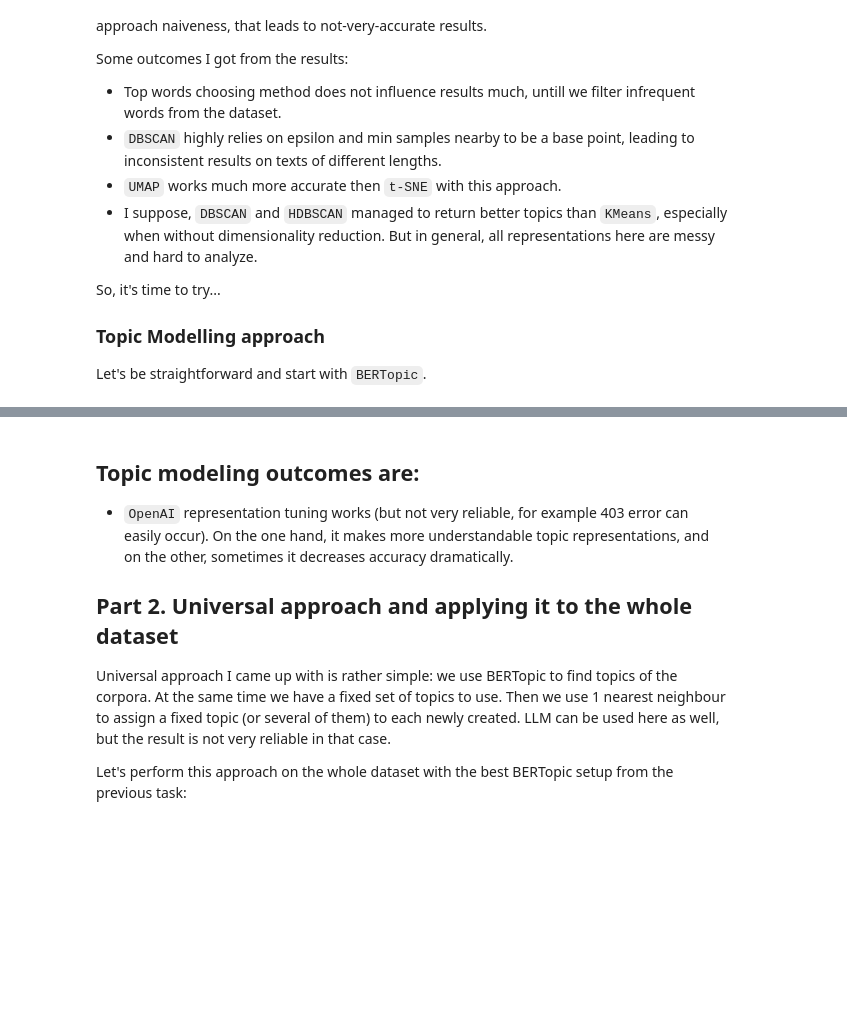
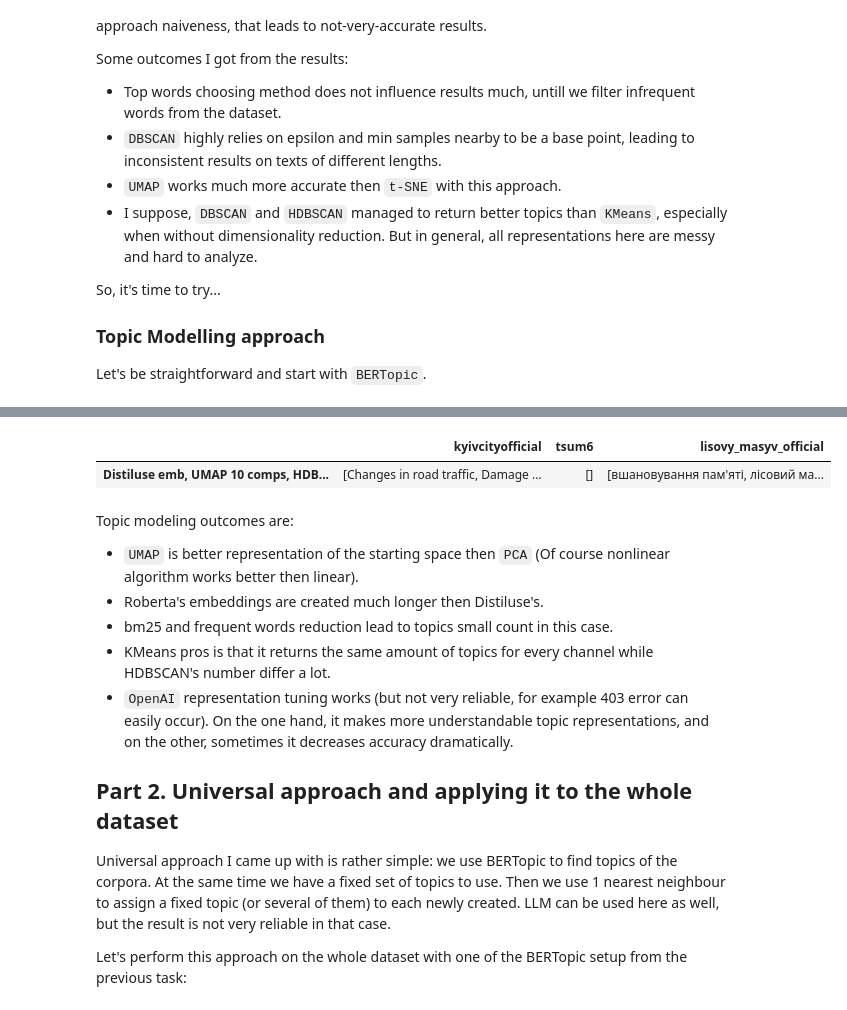
Before and after one commit to PrometheusUA/iasa_nlp_course, a Jupyter notebook: Lecture_7/homework/topic_modelling_shevtsov.ipynb, the cells around one changed output, grey strips where cells are left out. Cells and saved outputs as stored; diff of their text form; code cells hidden in the pictures; blank space fills up the shorter version.

```diff
--- a/Lecture_7/homework/topic_modelling_shevtsov.ipynb
+++ b/Lecture_7/homework/topic_modelling_shevtsov.ipynb
@@ -719,0 +729,21 @@ Special tokens have been added in the vocabulary, make sure the associated word
+# %%
+sets_to_test = {'Distiluse emb, UMAP 10 comps, HDBSCAN 15 cluster size, c-TF-IDF + bm25, GPT-3.5 rep': {
+        'topic_model': BERTopic(
+            embedding_model="sentence-transformers/distiluse-base-multilingual-cased-v2",
+            umap_model = UMAP(n_neighbors=5, n_components=10, min_dist=0.0, metric='cosine', random_state=155),
+            hdbscan_model = HDBSCAN(min_cluster_size=15),
+            ctfidf_model = ClassTfidfTransformer(bm25_weighting=True),
+            representation_model=representation_model,
+            verbose=False
+        ),
+    },
+}
+
+result_df = pd.DataFrame(index = sets_to_test.keys(), columns = chosen_channels)
+
+for testing_set_name, testing_set in tqdm(sets_to_test.items()):
+    for channel_index, channel_name in enumerate(chosen_channels):
+        result_df.loc[testing_set_name, channel_name] = bertopic_create_word_topics(channel_dfs[channel_index], **testing_set)
+
+result_df
+# %% [output]
@@ -720,13 +758,18 @@ Special tokens have been added in the vocabulary, make sure the associated word
+|  | kyivcityofficial | tsum6 | lisovy_masyv_official |
+| Distiluse emb, UMAP 10 comps, HDB... | [Changes in road traffic, Damage ... | [] | [вшановування пам'яті, лісовий ма... |
 # %% [markdown]
 Topic modeling outcomes are:
--
+- `UMAP` is better representation of the starting space then `PCA` (Of course nonlinear algorithm works better then linear).
+- Roberta's embeddings are created much longer then Distiluse's.
+- bm25 and frequent words reduction lead to topics small count in this case.
+- KMeans pros is that it returns the same amount of topics for every channel while HDBSCAN's number differ a lot.
 - `OpenAI` representation tuning works (but not very reliable, for example 403 error can easily occur). On the one hand, it makes more understandable topic representations, and on the other, sometimes it decreases accuracy dramatically.
 
 ## Part 2. Universal approach and applying it to the whole dataset
 
 Universal approach I came up with is rather simple: we use BERTopic to find topics of the corpora. At the same time we have a fixed set of topics to use. Then we use 1 nearest neighbour to assign a fixed topic (or several of them) to each newly created. LLM can be used here as well, but the result is not very reliable in that case.
 
-Let's perform this approach on the whole dataset with the best BERTopic setup from the previous task:
+Let's perform this approach on the whole dataset with one of the BERTopic setup from the previous task:
 # %%
 topic_model = BERTopic(
     embedding_model="sentence-transformers/distiluse-base-multilingual-cased-v2",
```
Also changed, not shown: parts of 10 cells of this notebook.
